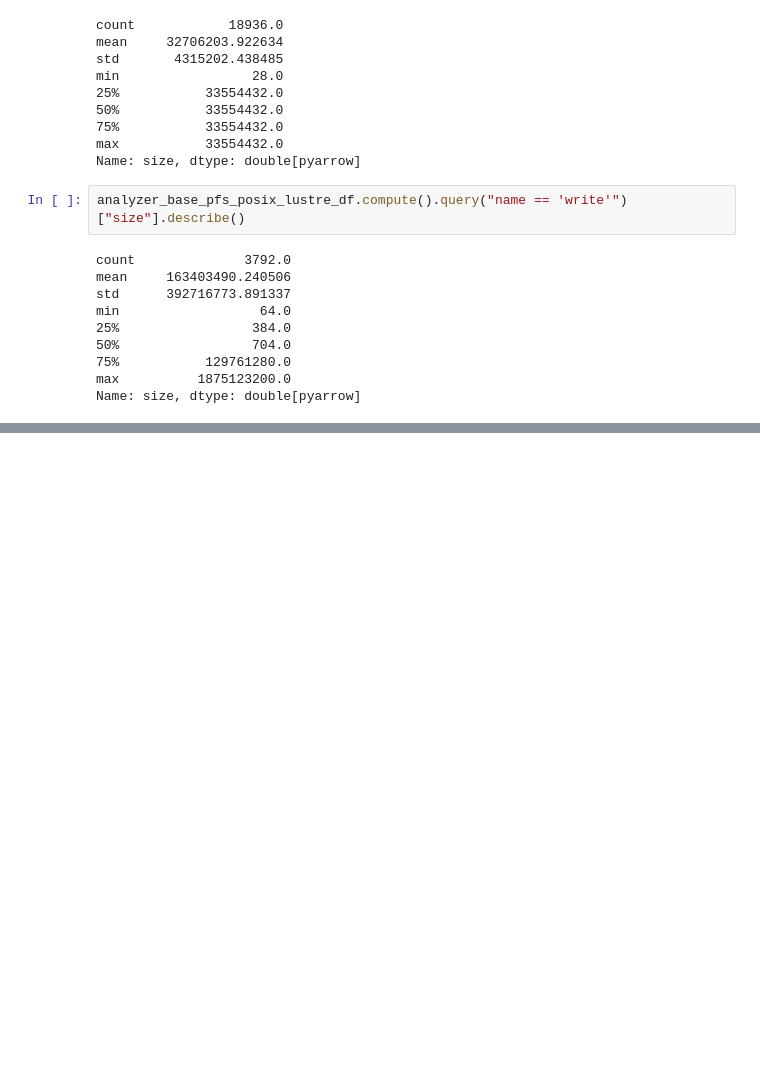
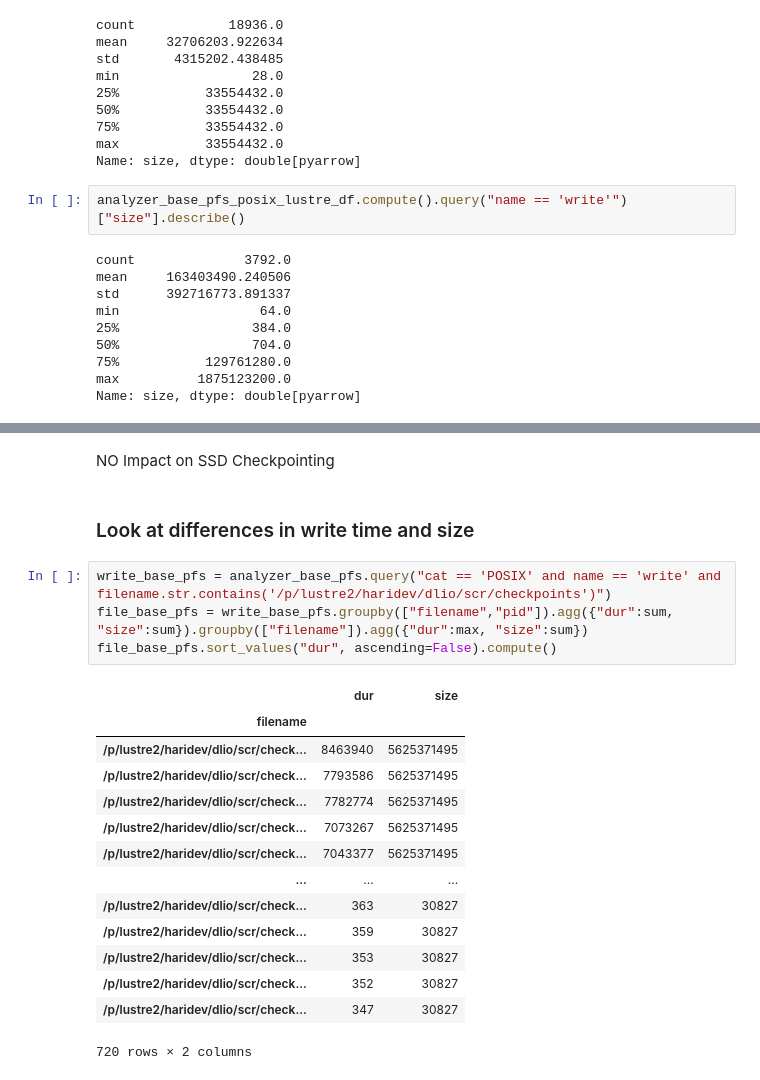
Before and after one commit to hariharan-devarajan/scr-dlio, a Jupyter notebook: examples/scr comparision.ipynb, the cells around one changed output, grey strips where cells are left out. Cells and saved outputs as stored; diff of their text form; blank space fills up the shorter version.

```diff
--- a/examples/scr comparision.ipynb
+++ b/examples/scr comparision.ipynb
@@ -695,0 +1109,23 @@ Name: size, dtype: double[pyarrow]
+# %% [markdown]
+NO Impact on SSD Checkpointing
+# %% [markdown]
+### Look at differences in write time and size
+# %%
+write_base_pfs = analyzer_base_pfs.query("cat == 'POSIX' and name == 'write' and filename.str.contains('/p/lustre2/haridev/dlio/scr/checkpoints')")
+file_base_pfs = write_base_pfs.groupby(["filename","pid"]).agg({"dur":sum, "size":sum}).groupby(["filename"]).agg({"dur":max, "size":sum})
+file_base_pfs.sort_values("dur", ascending=False).compute()
+# %% [output]
+|  | dur | size |
+| filename |  |  |
+| /p/lustre2/haridev/dlio/scr/check... | 8463940 | 5625371495 |
+| /p/lustre2/haridev/dlio/scr/check... | 7793586 | 5625371495 |
+| /p/lustre2/haridev/dlio/scr/check... | 7782774 | 5625371495 |
+| /p/lustre2/haridev/dlio/scr/check... | 7073267 | 5625371495 |
+| /p/lustre2/haridev/dlio/scr/check... | 7043377 | 5625371495 |
+| ... | ... | ... |
+| /p/lustre2/haridev/dlio/scr/check... | 363 | 30827 |
+| /p/lustre2/haridev/dlio/scr/check... | 359 | 30827 |
+| /p/lustre2/haridev/dlio/scr/check... | 353 | 30827 |
+| /p/lustre2/haridev/dlio/scr/check... | 352 | 30827 |
+| /p/lustre2/haridev/dlio/scr/check... | 347 | 30827 |
+720 rows × 2 columns
```
Also changed, not shown: parts of 64 cells of this notebook, 3 other files.
